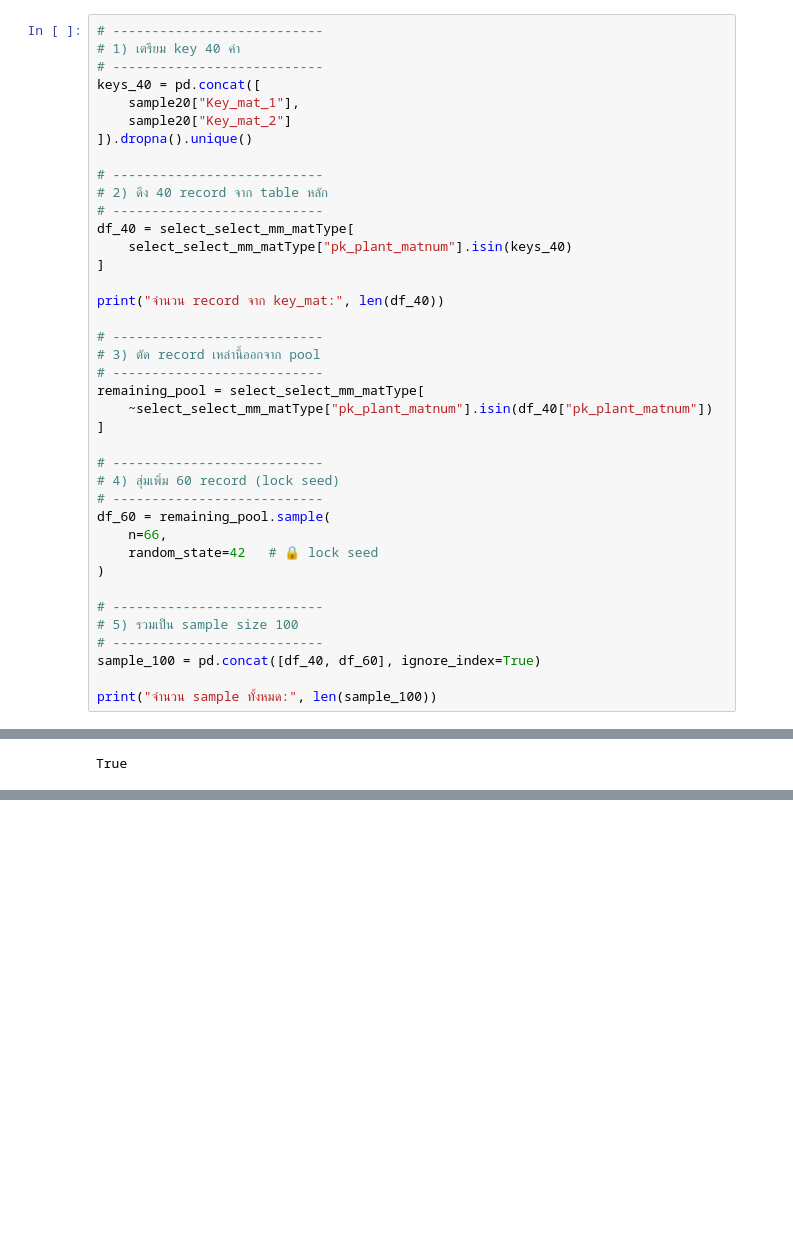
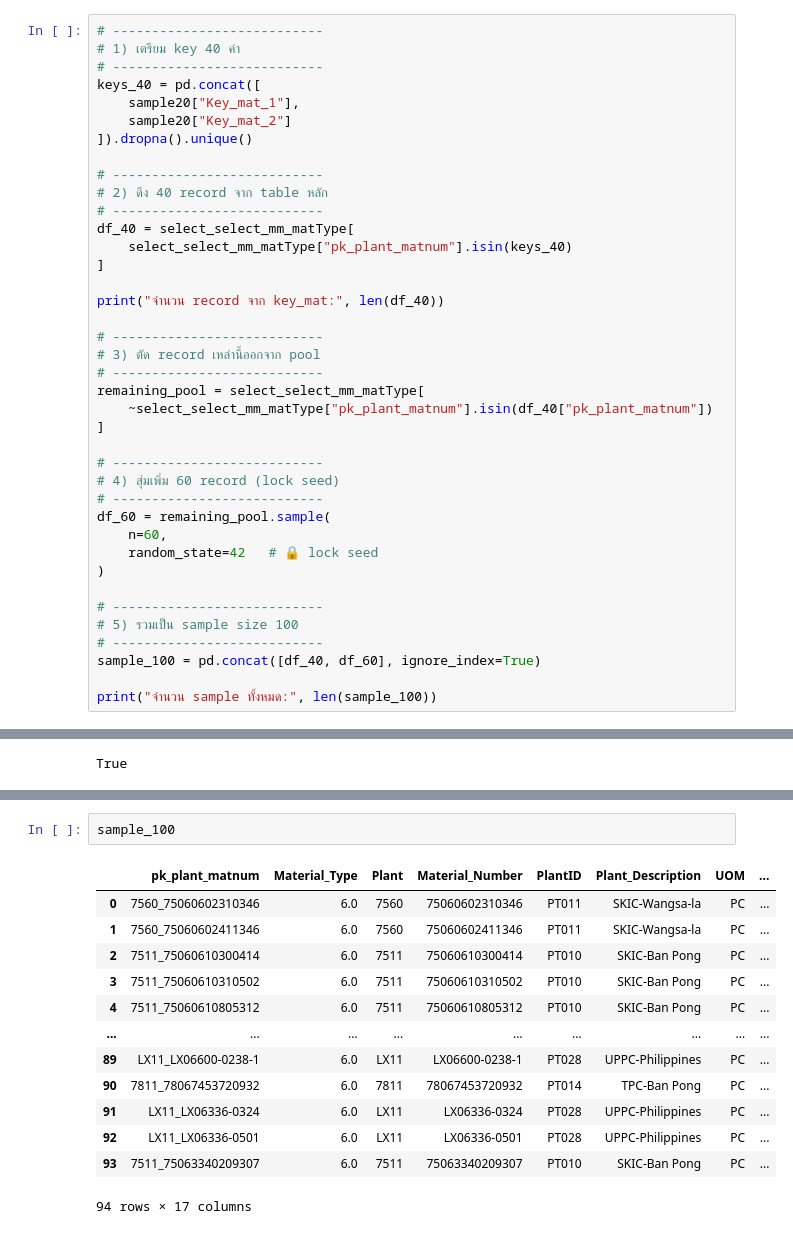
Before and after one commit to puripatuscg/Spare-part-Deduplicate, a Jupyter notebook: test.ipynb, the cells around one changed output, grey strips where cells are left out. Saved outputs shown, nothing was run; the diff lists cells and outputs as text; blank space fills up the shorter version.

```diff
--- a/test.ipynb
+++ b/test.ipynb
@@ -1071,7 +1086,7 @@ remaining_pool = select_select_mm_matType[
 # 4) สุ่มเพิ่ม 60 record (lock seed)
 # ---------------------------
 df_60 = remaining_pool.sample(
-    n=66,
+    n=60,
     random_state=42   # 🔒 lock seed
 )
 
@@ -1438,0 +2495,16 @@ if __name__ == "__main__":
+# %%
+sample_100
+# %% [output]
+|  | pk_plant_matnum | Material_Type | Plant | Material_Number | PlantID | Plant_Description | UOM | ... |
+| 0 | 7560_75060602310346 | 6.0 | 7560 | 75060602310346 | PT011 | SKIC-Wangsa-la | PC | ... |
+| 1 | 7560_75060602411346 | 6.0 | 7560 | 75060602411346 | PT011 | SKIC-Wangsa-la | PC | ... |
+| 2 | 7511_75060610300414 | 6.0 | 7511 | 75060610300414 | PT010 | SKIC-Ban Pong | PC | ... |
+| 3 | 7511_75060610310502 | 6.0 | 7511 | 75060610310502 | PT010 | SKIC-Ban Pong | PC | ... |
+| 4 | 7511_75060610805312 | 6.0 | 7511 | 75060610805312 | PT010 | SKIC-Ban Pong | PC | ... |
+| ... | ... | ... | ... | ... | ... | ... | ... | ... |
+| 89 | LX11_LX06600-0238-1 | 6.0 | LX11 | LX06600-0238-1 | PT028 | UPPC-Philippines | PC | ... |
+| 90 | 7811_78067453720932 | 6.0 | 7811 | 78067453720932 | PT014 | TPC-Ban Pong | PC | ... |
+| 91 | LX11_LX06336-0324 | 6.0 | LX11 | LX06336-0324 | PT028 | UPPC-Philippines | PC | ... |
+| 92 | LX11_LX06336-0501 | 6.0 | LX11 | LX06336-0501 | PT028 | UPPC-Philippines | PC | ... |
+| 93 | 7511_75063340209307 | 6.0 | 7511 | 75063340209307 | PT010 | SKIC-Ban Pong | PC | ... |
+94 rows × 17 columns
```
Also changed, not shown: parts of 27 cells of this notebook, 1 other file.
